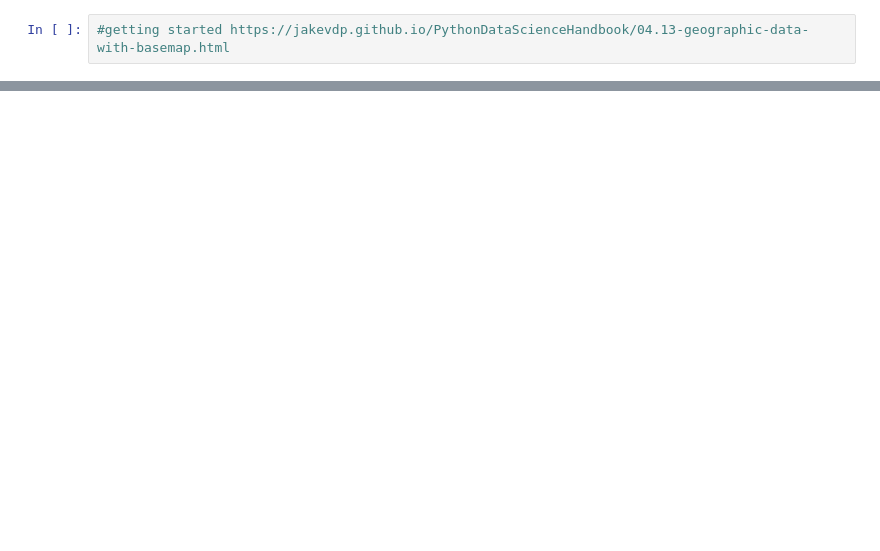
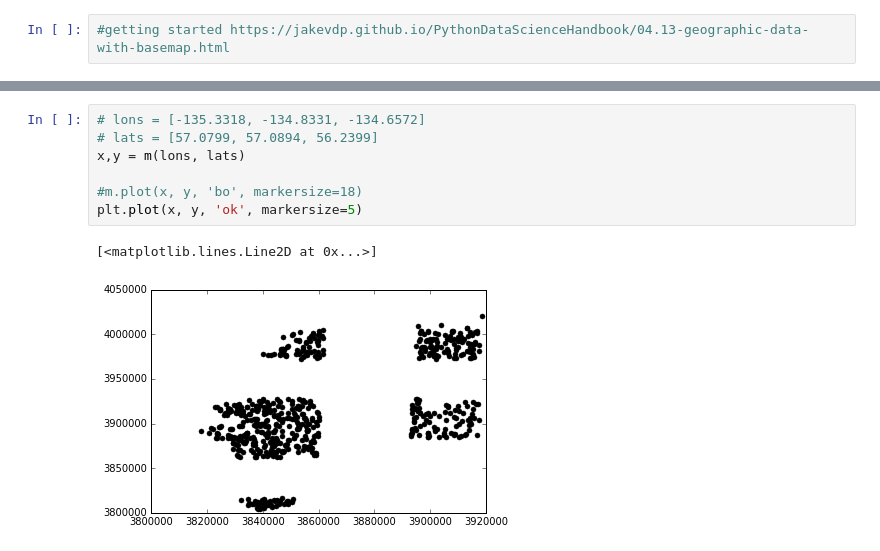
Before and after one commit to lukemckinstry/hack4sea, a Jupyter notebook: notebooks/tows.ipynb, the cells around one changed output, grey strips where cells are left out. Drawn from its saved outputs; the diff is of its cells as text; blank space fills up the shorter version.

```diff
--- a/notebooks/tows.ipynb
+++ b/notebooks/tows.ipynb
@@ -28,0 +101,10 @@ Clipping input data to the valid range for imshow with RGB data ([0..1] for floa
+# %%
+# lons = [-135.3318, -134.8331, -134.6572]
+# lats = [57.0799, 57.0894, 56.2399]
+x,y = m(lons, lats)
+
+#m.plot(x, y, 'bo', markersize=18)
+plt.plot(x, y, 'ok', markersize=5)
+# %% [output]
+[<matplotlib.lines.Line2D at 0x...>]
+[figure, added]
```
Also changed, not shown: parts of 8 cells of this notebook.
